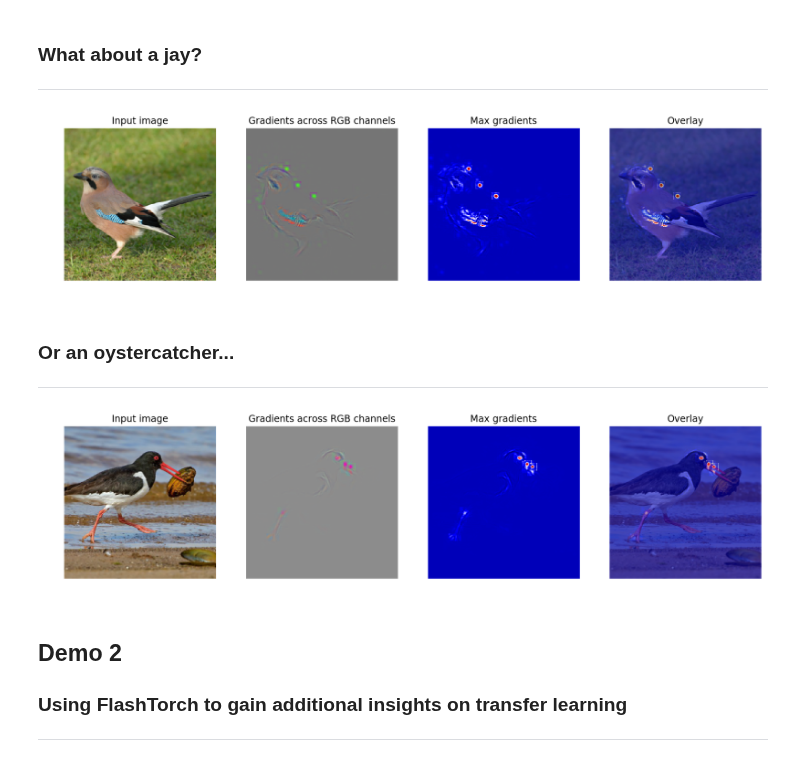
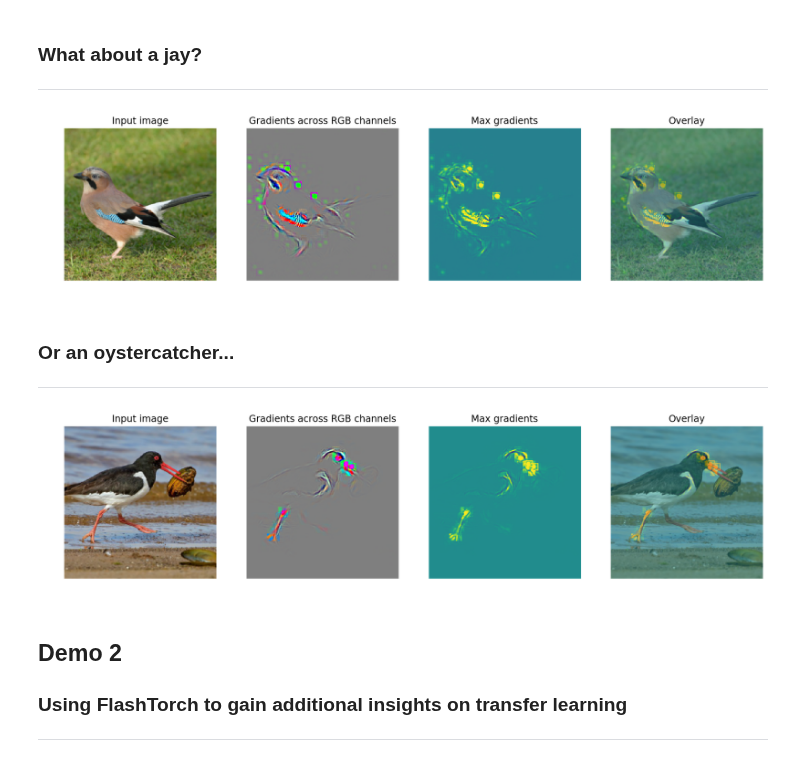
Before and after one commit to MisaOgura/flashtorch, a Jupyter notebook: presentations/hopperx1.ipynb, the cells around one changed output. Saved outputs shown, nothing was run; the diff lists cells and outputs as text; code cells hidden in the pictures.

```diff
--- a/presentations/hopperx1.ipynb
+++ b/presentations/hopperx1.ipynb
@@ -249,8 +252,6 @@ But it's quite noisy...
 
 ---
 # %%
-backprop = Backprop(model, guided=True)
-
-guided_gradients = backprop.calculate_gradients(input_, target_class)
-max_guided_gradients = backprop.calculate_gradients(input_, target_class, take_max=True)
+guided_gradients = backprop.calculate_gradients(input_, target_class, guided=True)
+max_guided_gradients = backprop.calculate_gradients(input_, target_class, take_max=True, guided=True)
 # %%
@@ -274,7 +275,7 @@ max_guided_gradients = backprop.calculate_gradients(input_, target_class, take_m
 # %%
-visualize(input_, guided_gradients, max_guided_gradients, alpha=0.6)
+visualize(input_, guided_gradients, max_guided_gradients)
 # %% [output]
-[figure, old version]
+[figure, new version]
 # %% [markdown]
 ### Or an oystercatcher...
 
@@ -283,12 +284,12 @@ visualize(input_, guided_gradients, max_guided_gradients, alpha=0.6)
 input_ = apply_transforms(load_image('../examples/images/oystercatcher_01.jpg'))
 target_class = imagenet['oytercathcer']
 
-guided_gradients = backprop.calculate_gradients(input_, target_class)
-max_guided_gradients = backprop.calculate_gradients(input_, target_class, take_max=True)
+guided_gradients = backprop.calculate_gradients(input_, target_class, guided=True)
+max_guided_gradients = backprop.calculate_gradients(input_, target_class, take_max=True, guided=True)
 # %%
-visualize(input_, guided_gradients, max_guided_gradients, alpha=0.6)
+visualize(input_, guided_gradients, max_guided_gradients)
 # %% [output]
-[figure, old version]
+[figure, new version]
 # %% [markdown]
 ## Demo 2
 
```
Also changed, not shown: parts of 14 cells of this notebook, 5 other files.
